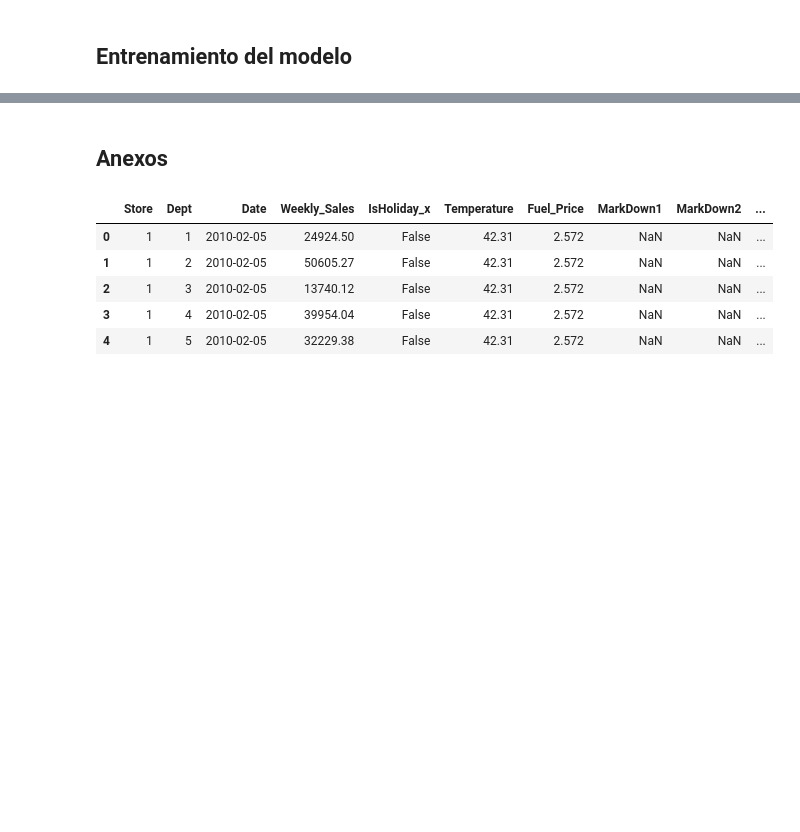
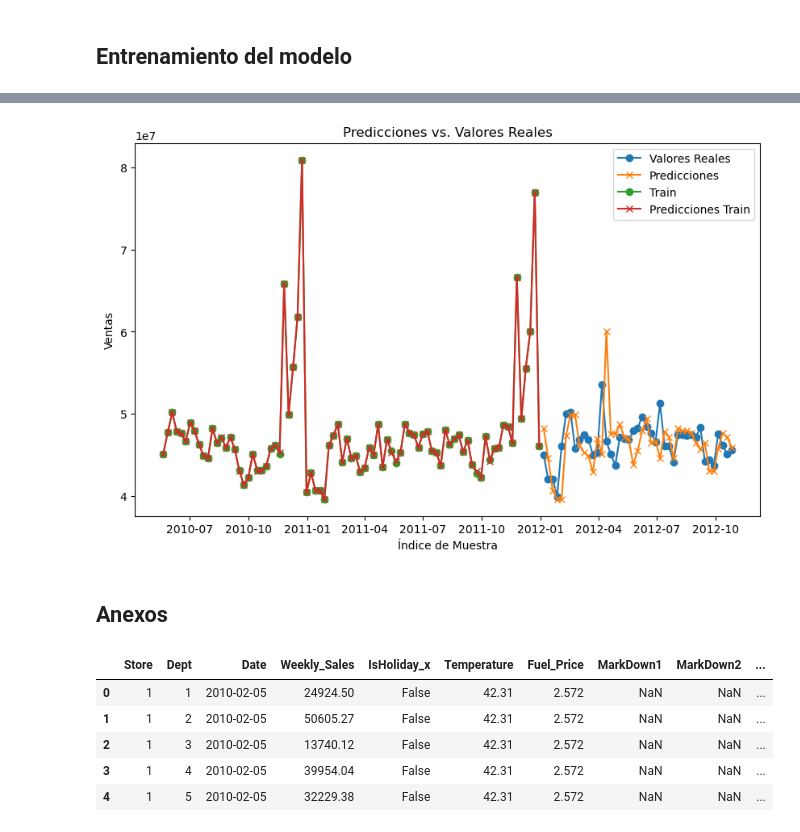
Before and after one commit to DiegoCollado27/walmart, a Jupyter notebook: main.ipynb, the cells around one changed output, grey strips where cells are left out. Drawn from its saved outputs; the diff is of its cells as text; code cells hidden in the pictures; blank space fills up the shorter version.

```diff
--- a/main.ipynb
+++ b/main.ipynb
@@ -180,3 +208,16 @@ df
+# %%
+plt.figure(figsize=(10, 6))
+plt.plot(y_test.index,y_test, label='Valores Reales', marker='o')
+plt.plot(y_test.index,predicciones, label='Predicciones', marker='x')
+plt.plot(y_train.index,y_train, label='Train', marker='o')
+plt.plot(y_train.index,modelo_arbol.predict(X_train), label='Predicciones Train', marker='x')
+plt.xlabel('Índice de Muestra')
+plt.ylabel('Ventas')
+plt.title('Predicciones vs. Valores Reales')
+plt.legend()
+plt.show()
+# %% [output]
+[figure, added]
 # %% [markdown]
 ## Anexos
 # %%
```
Also changed, not shown: parts of 5 cells of this notebook.
